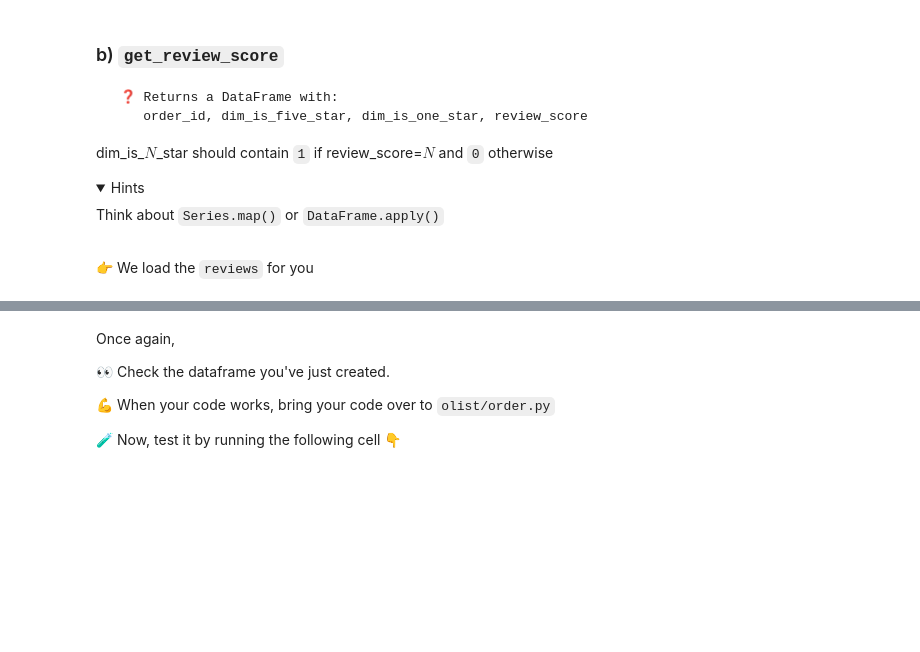
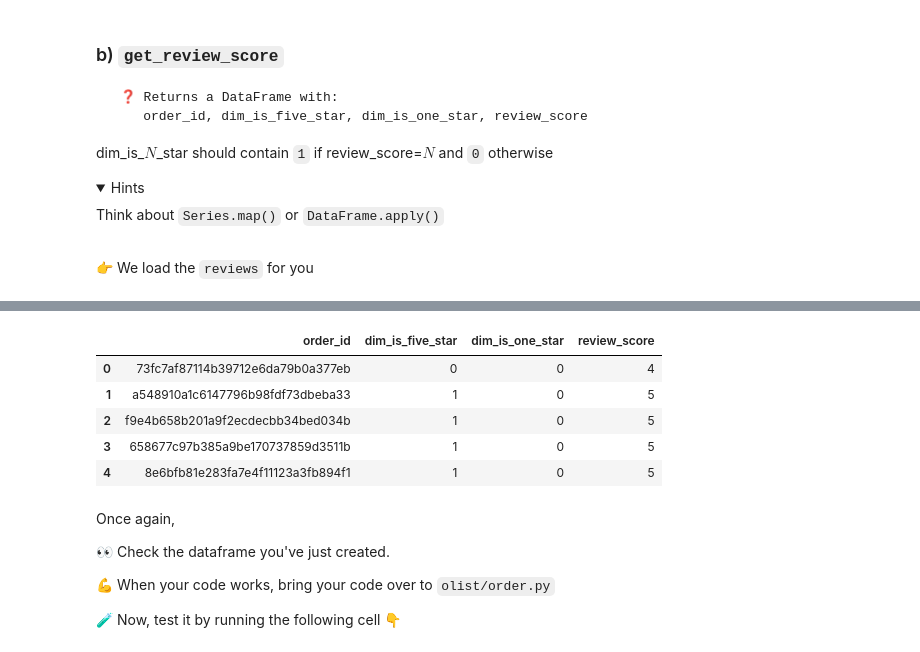
Before and after one commit to saranjthilak/data-orders, a Jupyter notebook: orders.ipynb, the cells around one changed output, grey strips where cells are left out. Drawn from its saved outputs; the diff is of its cells as text; code cells hidden in the pictures; folded sections open; blank space fills up the shorter version.

```diff
--- a/orders.ipynb
+++ b/orders.ipynb
@@ -152,3 +246,20 @@ reviews
+# %%
+review_scores = reviews[['order_id', 'review_score']].copy()
+
+# Create binary flags for 5-star and 1-star reviews
+review_scores['dim_is_five_star'] = (review_scores['review_score'] == 5).astype(int)
+review_scores['dim_is_one_star'] = (review_scores['review_score'] == 1).astype(int)
+
+# Reorder columns to match the expected output
+result = review_scores[['order_id', 'dim_is_five_star', 'dim_is_one_star', 'review_score']]
+result.head()
+# %% [output]
+|  | order_id | dim_is_five_star | dim_is_one_star | review_score |
+| 0 | 73fc7af87114b39712e6da79b0a377eb | 0 | 0 | 4 |
+| 1 | a548910a1c6147796b98fdf73dbeba33 | 1 | 0 | 5 |
+| 2 | f9e4b658b201a9f2ecdecbb34bed034b | 1 | 0 | 5 |
+| 3 | 658677c97b385a9be170737859d3511b | 1 | 0 | 5 |
+| 4 | 8e6bfb81e283fa7e4f11123a3fb894f1 | 1 | 0 | 5 |
 # %% [markdown]
 Once again,
 
```
Also changed, not shown: parts of 25 cells of this notebook.
